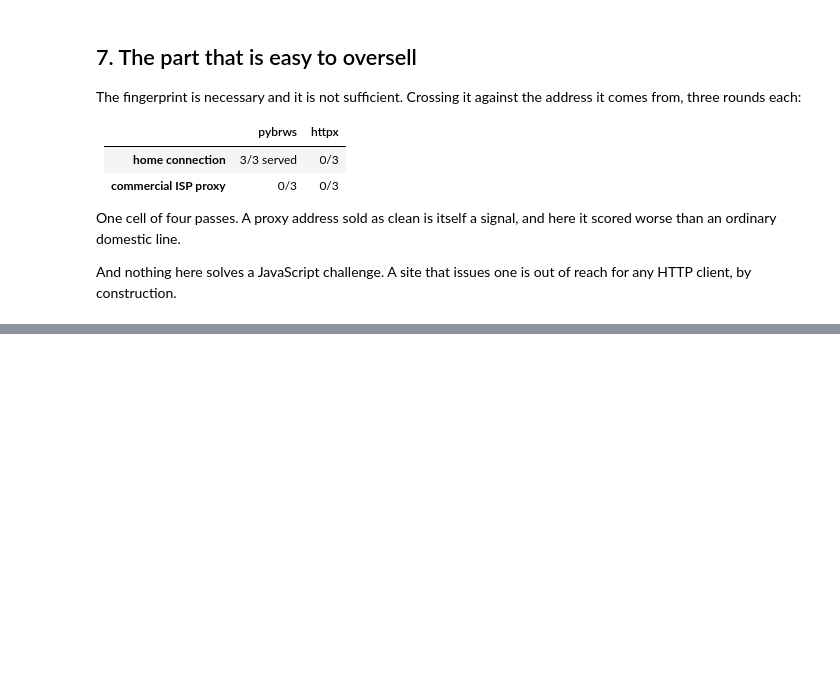
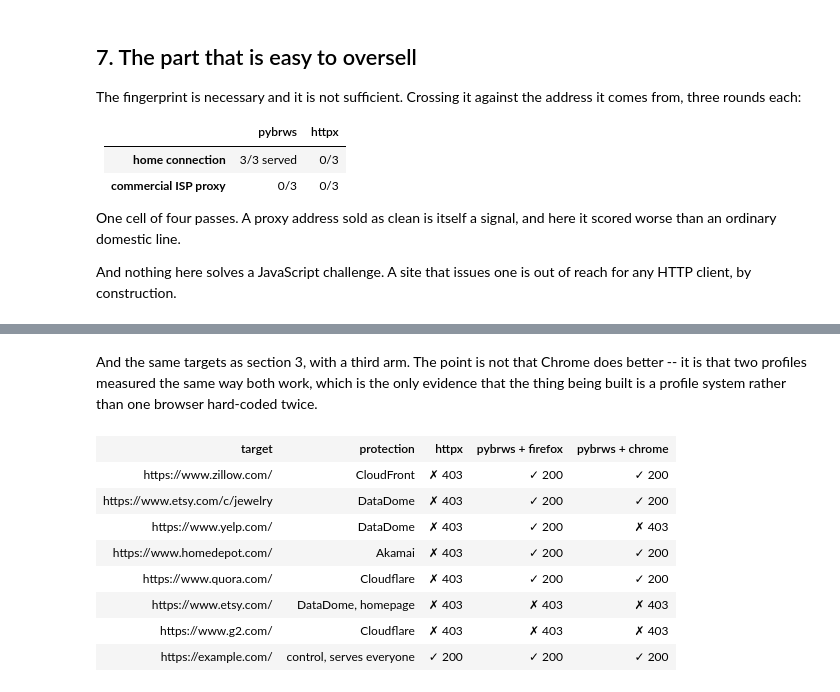
Before and after one commit to epcosta17/pybrws, a Jupyter notebook: demo.ipynb, the cells around one changed output, grey strips where cells are left out. Drawn from its saved outputs; the diff is of its cells as text; code cells hidden in the pictures; blank space fills up the shorter version.

```diff
--- a/demo.ipynb
+++ b/demo.ipynb
@@ -446,0 +472,42 @@ guess.
+# %% [markdown]
+And the same targets as section 3, with a third arm. The point is not that
+Chrome does better -- it is that two profiles measured the same way both work,
+which is the only evidence that the thing being built is a profile system
+rather than one browser hard-coded twice.
+# %%
+from pybrws.client import get as pybrws_get
+
+
+def fetch_as(profile, url):
+    """One arm of the sweep. A refusal is a result, not a reason to stop."""
+    try:
+        return pybrws_get(url, profile=profile, follow_redirects=5,
+                          timeout=30).status
+    except Exception:
+        return None
+
+
+# TARGETS is a list of (url, protection) pairs, which section 3 unpacks and
+# an earlier version of this cell did not -- it iterated the pairs as though
+# they were URLs.
+rows = []
+for url, guard in TARGETS:
+    cells = [td(html.escape(url)), td(guard, DIM)]
+    for arm in (None, firefox157, chrome155):
+        status = fetch("httpx", url)[0] if arm is None else fetch_as(arm, url)
+        colour, text = verdict(status)
+        cells.append(td(text, colour, bold=True))
+    rows.append(cells)
+
+table(["target", "protection", "httpx", "pybrws + firefox", "pybrws + chrome"],
+      rows)
+# %% [output]
+| target | protection | httpx | pybrws + firefox | pybrws + chrome |
+| https://www.zillow.com/ | CloudFront | ✗ 403 | ✓ 200 | ✓ 200 |
+| https://www.etsy.com/c/jewelry | DataDome | ✗ 403 | ✓ 200 | ✓ 200 |
+| https://www.yelp.com/ | DataDome | ✗ 403 | ✓ 200 | ✗ 403 |
+| https://www.homedepot.com/ | Akamai | ✗ 403 | ✓ 200 | ✓ 200 |
+| https://www.quora.com/ | Cloudflare | ✗ 403 | ✓ 200 | ✓ 200 |
+| https://www.etsy.com/ | DataDome, homepage | ✗ 403 | ✗ 403 | ✗ 403 |
+| https://www.g2.com/ | Cloudflare | ✗ 403 | ✗ 403 | ✗ 403 |
+| https://example.com/ | control, serves everyone | ✓ 200 | ✓ 200 | ✓ 200 |
```
Also changed, not shown: parts of 22 cells of this notebook, 12 other files.
